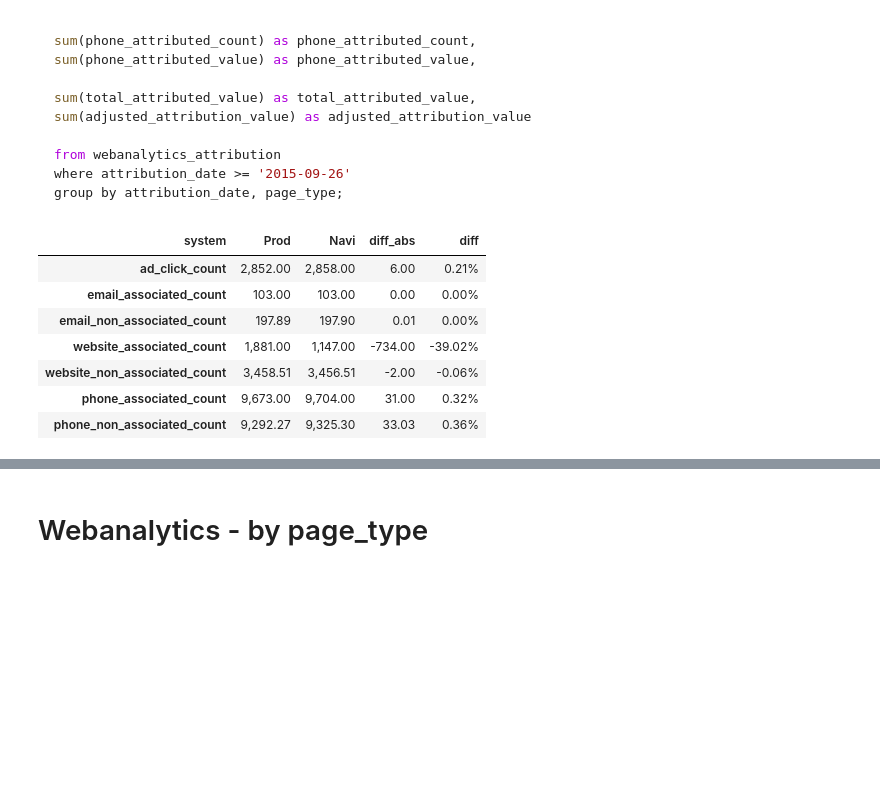
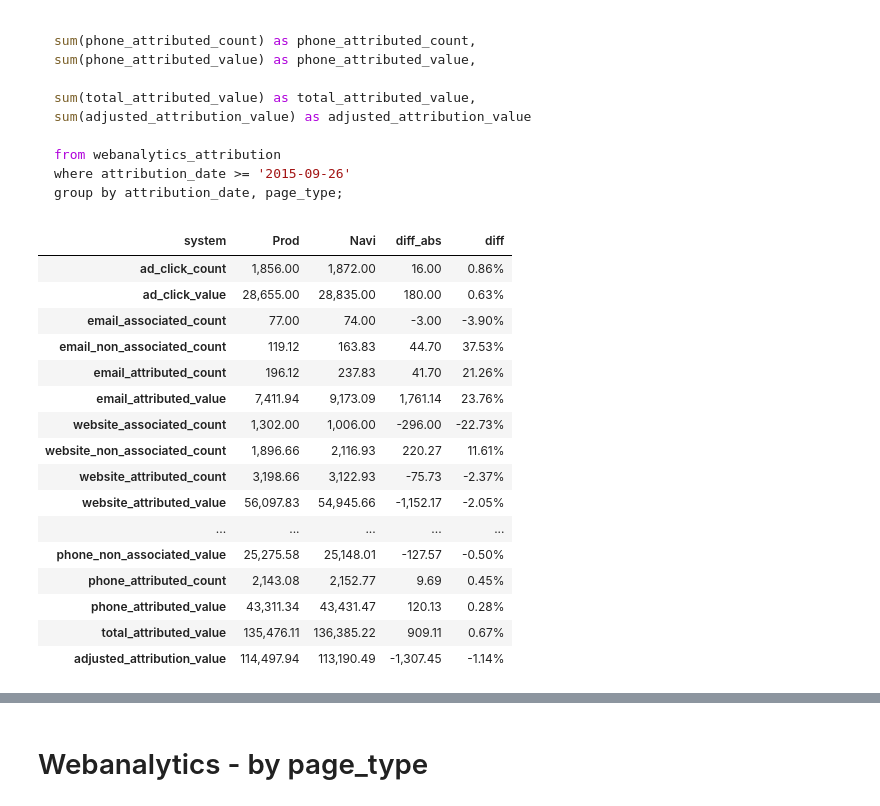
Before and after one commit to Bekbolatov/kaggle, a Jupyter notebook: notebooks/Navi_weblogs.ipynb, the cells around one changed output, grey strips where cells are left out. Saved outputs shown, nothing was run; the diff lists cells and outputs as text; code cells hidden in the pictures; blank space fills up the shorter version.

```diff
--- a/notebooks/Navi_weblogs.ipynb
+++ b/notebooks/Navi_weblogs.ipynb
@@ -263,8 +263,8 @@ acv_prod['system'] = 'Prod'
 
 acv = pd.concat([acv_navi, acv_prod]).set_index(['attribution_date', 'page_type', 'system'])
 # %%
-acv.drop([col for col in acv.columns if col.endswith('value')], axis=1, inplace=True)
-acv.drop([col for col in acv.columns if 'attributed' in col], axis=1, inplace=True)
+#acv.drop([col for col in acv.columns if col.endswith('value')], axis=1, inplace=True)
+#acv.drop([col for col in acv.columns if 'attributed' in col], axis=1, inplace=True)
 # %%
 acv = acv.stack().unstack(level=2).dropna()
 
@@ -274,15 +274,24 @@ acv['diff'] = ["{0:.2f}%".format(val * 100)  for val in acv['diff_abs']/acv['Pro
 acv = acv[['Prod', 'Navi', 'diff_abs', 'diff']]
 acv.to_html('acv.html')
 # %%
-acv_no_page_type = acv.ix['2015-10-01'].swaplevel(0,1).sort_index().groupby(level=[0]).sum()
+acv_no_page_type = acv.ix['2015-10-04'].swaplevel(0,1).sort_index().groupby(level=[0]).sum()
 acv_no_page_type['diff'] = ["{0:.2f}%".format(val * 100)  for val in acv_no_page_type['diff_abs']/acv_no_page_type['Prod']]
 acv_no_page_type
 # %% [output]
 | system | Prod | Navi | diff_abs | diff |
-| ad_click_count | 2,852.00 | 2,858.00 | 6.00 | 0.21% |
-| email_associated_count | 103.00 | 103.00 | 0.00 | 0.00% |
-| email_non_associated_count | 197.89 | 197.90 | 0.01 | 0.00% |
-| website_associated_count | 1,881.00 | 1,147.00 | -734.00 | -39.02% |
-| website_non_associated_count | 3,458.51 | 3,456.51 | -2.00 | -0.06% |
-| phone_associated_count | 9,673.00 | 9,704.00 | 31.00 | 0.32% |
-| phone_non_associated_count | 9,292.27 | 9,325.30 | 33.03 | 0.36% |
+| ad_click_count | 1,856.00 | 1,872.00 | 16.00 | 0.86% |
+| ad_click_value | 28,655.00 | 28,835.00 | 180.00 | 0.63% |
+| email_associated_count | 77.00 | 74.00 | -3.00 | -3.90% |
+| email_non_associated_count | 119.12 | 163.83 | 44.70 | 37.53% |
+| email_attributed_count | 196.12 | 237.83 | 41.70 | 21.26% |
+| email_attributed_value | 7,411.94 | 9,173.09 | 1,761.14 | 23.76% |
+| website_associated_count | 1,302.00 | 1,006.00 | -296.00 | -22.73% |
+| website_non_associated_count | 1,896.66 | 2,116.93 | 220.27 | 11.61% |
+| website_attributed_count | 3,198.66 | 3,122.93 | -75.73 | -2.37% |
+| website_attributed_value | 56,097.83 | 54,945.66 | -1,152.17 | -2.05% |
+| ... | ... | ... | ... | ... |
+| phone_non_associated_value | 25,275.58 | 25,148.01 | -127.57 | -0.50% |
+| phone_attributed_count | 2,143.08 | 2,152.77 | 9.69 | 0.45% |
+| phone_attributed_value | 43,311.34 | 43,431.47 | 120.13 | 0.28% |
+| total_attributed_value | 135,476.11 | 136,385.22 | 909.11 | 0.67% |
+| adjusted_attribution_value | 114,497.94 | 113,190.49 | -1,307.45 | -1.14% |
```
Also changed, not shown: parts of 2 cells of this notebook, 6 other files.
